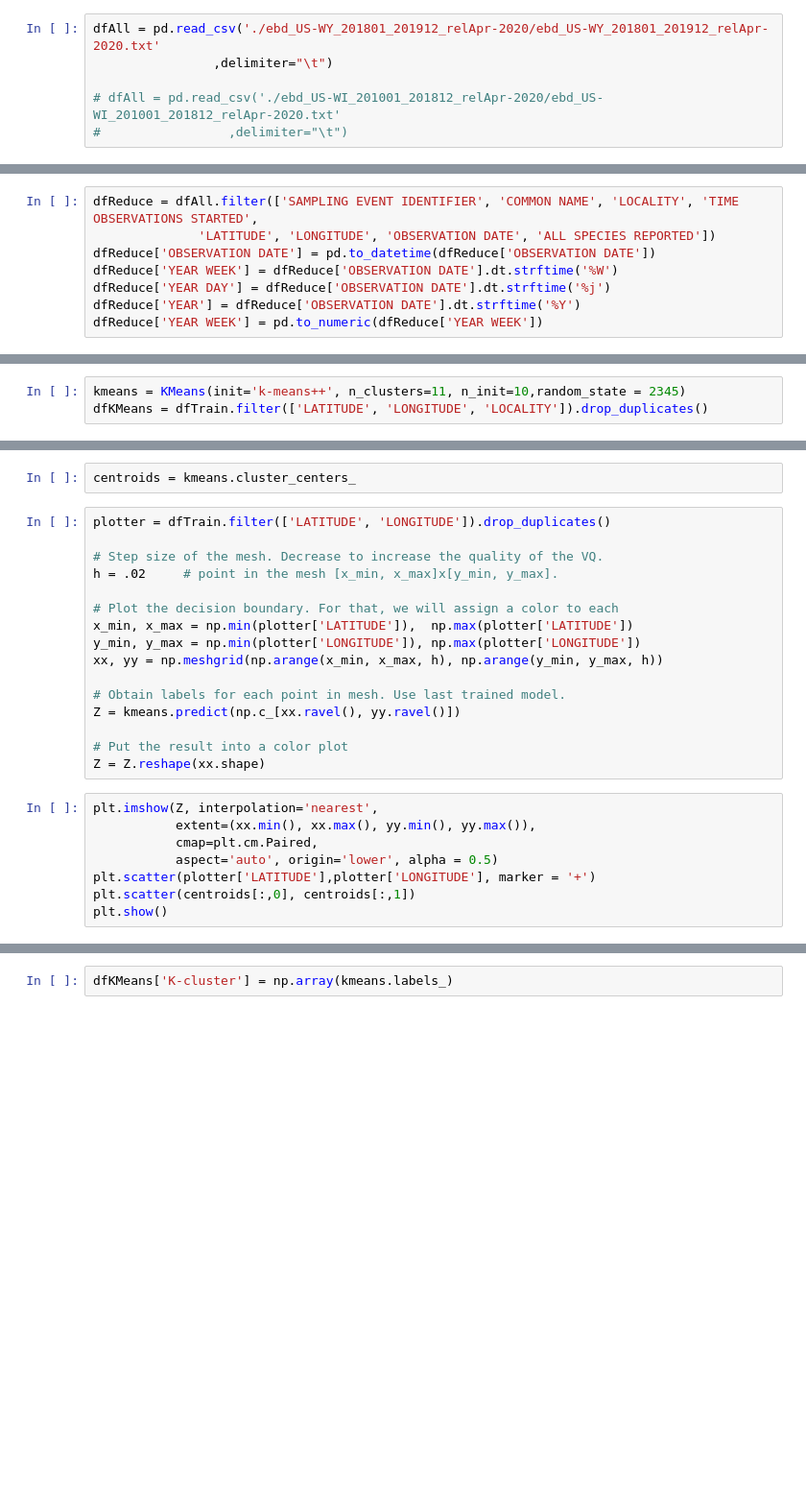
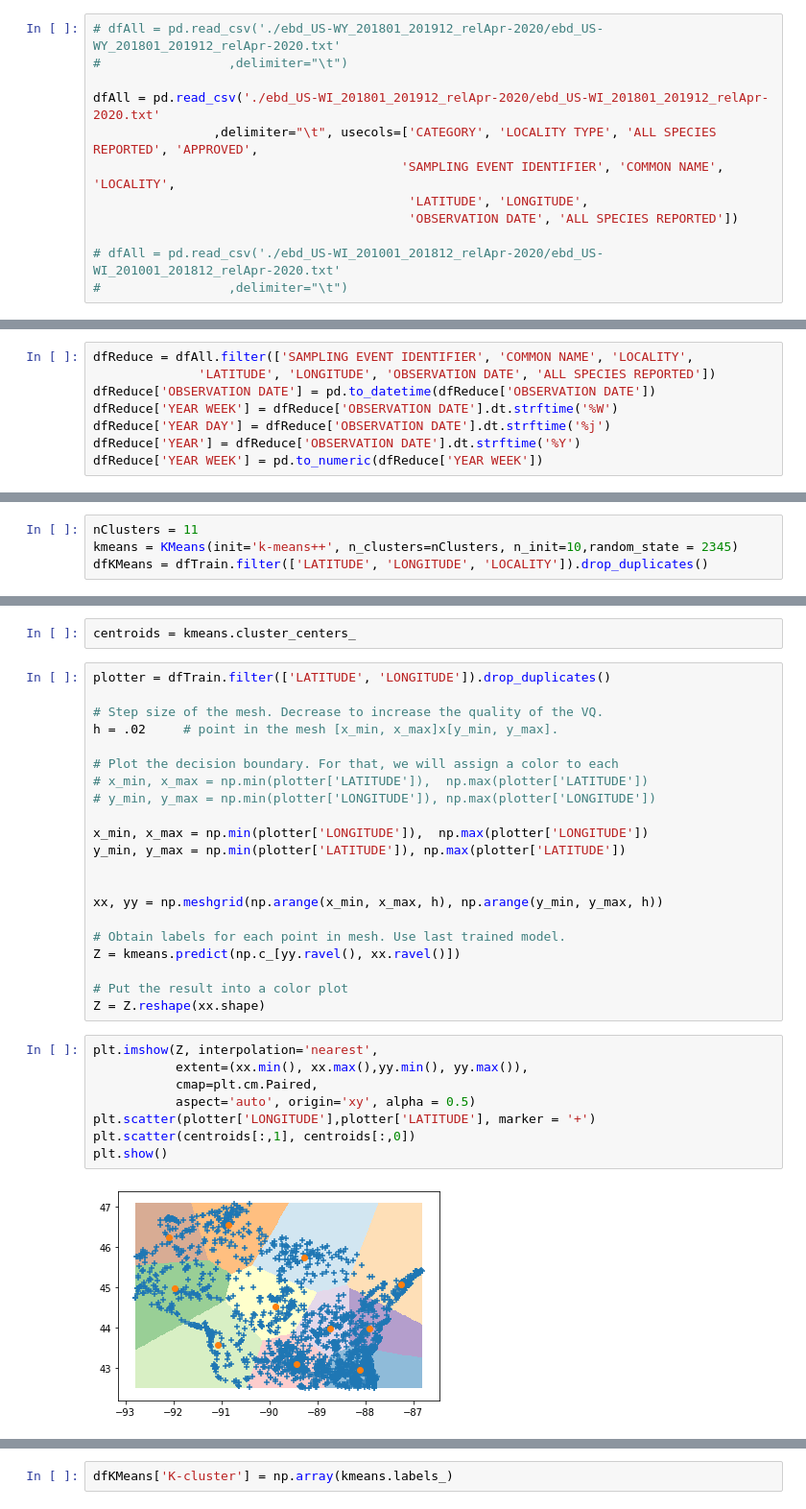
Before and after one commit to hinowashi/Insight-Project, a Jupyter notebook: Insight Project Set Method.ipynb, the cells around one changed output, grey strips where cells are left out. Shown: that part at 96% size. Drawn from its saved outputs; the diff is of its cells as text; blank space fills up the shorter version.

```diff
--- a/Insight Project Set Method.ipynb
+++ b/Insight Project Set Method.ipynb
@@ -30,8 +32,14 @@ def save_fig(name):
 
 I will start with a singe state the state of WY. Since the ebird API limits the type of request I can make, I have a downloaded the cvs file.  I'm using the last two full years of data but in reality the alorithm should be train with more data and just tested on the last year.
 # %%
-dfAll = pd.read_csv('./ebd_US-WY_201801_201912_relApr-2020/ebd_US-WY_201801_201912_relApr-2020.txt'
-                ,delimiter="\t")
+# dfAll = pd.read_csv('./ebd_US-WY_201801_201912_relApr-2020/ebd_US-WY_201801_201912_relApr-2020.txt'
+#                 ,delimiter="\t")
+
+dfAll = pd.read_csv('./ebd_US-WI_201801_201912_relApr-2020/ebd_US-WI_201801_201912_relApr-2020.txt'
+                ,delimiter="\t", usecols=['CATEGORY', 'LOCALITY TYPE', 'ALL SPECIES REPORTED', 'APPROVED',
+                                         'SAMPLING EVENT IDENTIFIER', 'COMMON NAME', 'LOCALITY',
+                                          'LATITUDE', 'LONGITUDE',
+                                          'OBSERVATION DATE', 'ALL SPECIES REPORTED'])
 
 # dfAll = pd.read_csv('./ebd_US-WI_201001_201812_relApr-2020/ebd_US-WI_201001_201812_relApr-2020.txt'
 #                 ,delimiter="\t")
@@ -41,7 +49,7 @@ I add sertain condition to satify completnes fo the data, public locations and o
 dfAll = dfAll[(dfAll['CATEGORY'] == 'species') & (dfAll['LOCALITY TYPE'] == 'H')
               & (dfAll['ALL SPECIES REPORTED'] == 1)  & (dfAll['APPROVED'] == 1)]
 # %%
-dfReduce = dfAll.filter(['SAMPLING EVENT IDENTIFIER', 'COMMON NAME', 'LOCALITY', 'TIME OBSERVATIONS STARTED',
+dfReduce = dfAll.filter(['SAMPLING EVENT IDENTIFIER', 'COMMON NAME', 'LOCALITY',
               'LATITUDE', 'LONGITUDE', 'OBSERVATION DATE', 'ALL SPECIES REPORTED'])
 dfReduce['OBSERVATION DATE'] = pd.to_datetime(dfReduce['OBSERVATION DATE'])
 dfReduce['YEAR WEEK'] = dfReduce['OBSERVATION DATE'].dt.strftime('%W')
@@ -61,7 +83,8 @@ dfTrain = dfReduce[dfReduce['YEAR']!=2019]
 
 From `dfTrain` data using a k-mean clustering I will select the clusters that will be use on the path finder. This clusters are fixed in space.
 # %%
-kmeans = KMeans(init='k-means++', n_clusters=11, n_init=10,random_state = 2345)
+nClusters = 11
+kmeans = KMeans(init='k-means++', n_clusters=nClusters, n_init=10,random_state = 2345)
 dfKMeans = dfTrain.filter(['LATITUDE', 'LONGITUDE', 'LOCALITY']).drop_duplicates()
 # %%
 kmeans.fit(dfKMeans.filter(['LATITUDE', 'LONGITUDE']))
@@ -74,21 +103,28 @@ plotter = dfTrain.filter(['LATITUDE', 'LONGITUDE']).drop_duplicates()
 h = .02     # point in the mesh [x_min, x_max]x[y_min, y_max].
 
 # Plot the decision boundary. For that, we will assign a color to each
-x_min, x_max = np.min(plotter['LATITUDE']),  np.max(plotter['LATITUDE'])
-y_min, y_max = np.min(plotter['LONGITUDE']), np.max(plotter['LONGITUDE'])
+# x_min, x_max = np.min(plotter['LATITUDE']),  np.max(plotter['LATITUDE'])
+# y_min, y_max = np.min(plotter['LONGITUDE']), np.max(plotter['LONGITUDE'])
+
+x_min, x_max = np.min(plotter['LONGITUDE']),  np.max(plotter['LONGITUDE'])
+y_min, y_max = np.min(plotter['LATITUDE']), np.max(plotter['LATITUDE'])
+
+
 xx, yy = np.meshgrid(np.arange(x_min, x_max, h), np.arange(y_min, y_max, h))
 
 # Obtain labels for each point in mesh. Use last trained model.
-Z = kmeans.predict(np.c_[xx.ravel(), yy.ravel()])
+Z = kmeans.predict(np.c_[yy.ravel(), xx.ravel()])
 
 # Put the result into a color plot
 Z = Z.reshape(xx.shape)
 # %%
 plt.imshow(Z, interpolation='nearest',
-           extent=(xx.min(), xx.max(), yy.min(), yy.max()),
+           extent=(xx.min(), xx.max(),yy.min(), yy.max()),
            cmap=plt.cm.Paired,
-           aspect='auto', origin='lower', alpha = 0.5)
-plt.scatter(plotter['LATITUDE'],plotter['LONGITUDE'], marker = '+')
-plt.scatter(centroids[:,0], centroids[:,1])
+           aspect='auto', origin='xy', alpha = 0.5)
+plt.scatter(plotter['LONGITUDE'],plotter['LATITUDE'], marker = '+')
+plt.scatter(centroids[:,1], centroids[:,0])
 plt.show()
+# %% [output]
+[figure, added]
 # %%
```
Also changed, not shown: parts of 57 cells of this notebook.
